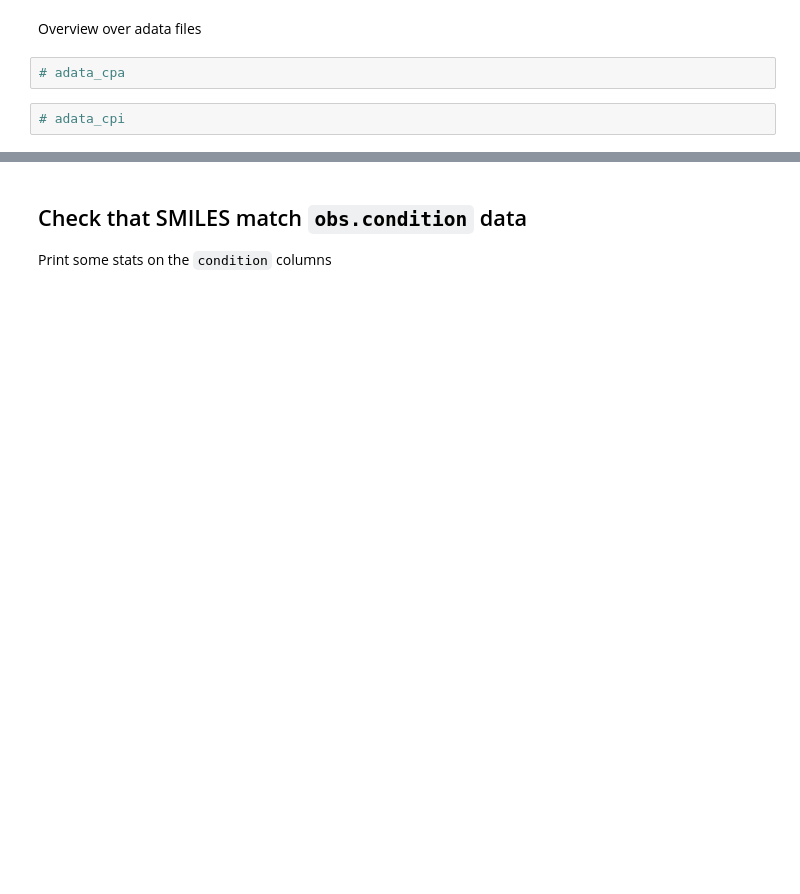
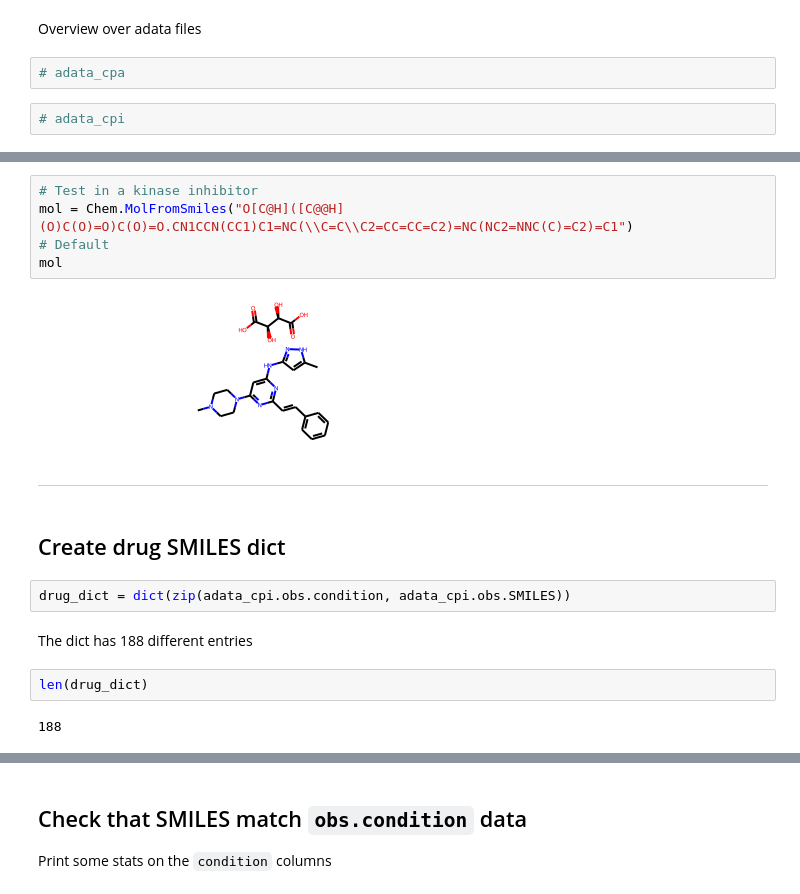
Before and after one commit to theislab/chemCPA, a Jupyter notebook: preprocessing/sciplex_SMILES.ipynb, the cells around one changed output, grey strips where cells are left out. Drawn from its saved outputs; the diff is of its cells as text; blank space fills up the shorter version.

```diff
--- a/preprocessing/sciplex_SMILES.ipynb
+++ b/preprocessing/sciplex_SMILES.ipynb
@@ -147,0 +96,19 @@ adata_cpa.obs['SMILES'] = adata_cpi.obs.SMILES
+# %%
+# Test in a kinase inhibitor
+mol = Chem.MolFromSmiles("O[C@H]([C@@H](O)C(O)=O)C(O)=O.CN1CCN(CC1)C1=NC(\\C=C\\C2=CC=CC=C2)=NC(NC2=NNC(C)=C2)=C1")
+# Default
+mol
+# %% [output]
+[figure, added]
+# %% [markdown]
+___________
+# %% [markdown]
+## Create drug SMILES dict
+# %%
+drug_dict = dict(zip(adata_cpi.obs.condition, adata_cpi.obs.SMILES))
+# %% [markdown]
+The dict has 188 different entries
+# %%
+len(drug_dict)
+# %% [output]
+188
```
Also changed, not shown: parts of 61 cells of this notebook, 7 other files.
